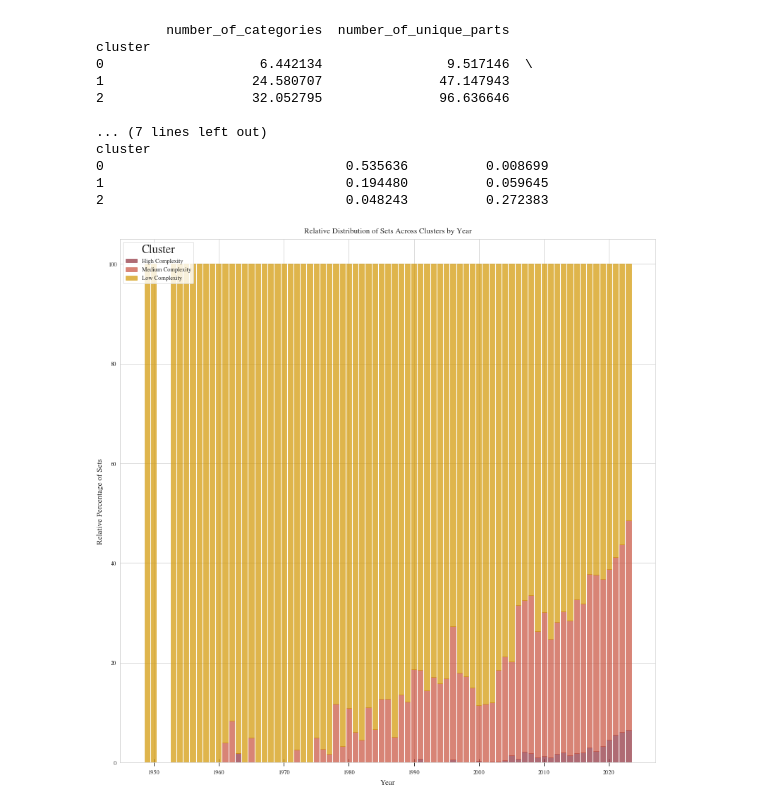
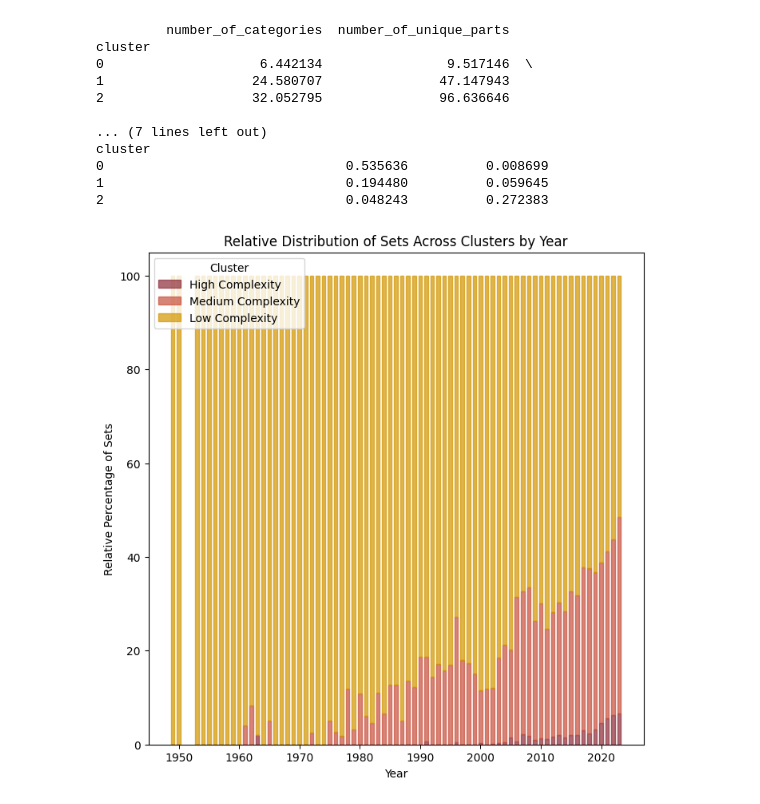
Before and after one commit to eddiebeach99/Data_Literacy, a Jupyter notebook: Analysis/clustering.ipynb, the cells around one changed output. Cells and saved outputs as stored; diff of their text form; code cells hidden in the pictures.

```diff
--- a/Analysis/clustering.ipynb
+++ b/Analysis/clustering.ipynb
@@ -14,13 +14,16 @@ data = pd.read_csv('../Prepared_Data/data.csv')
 ##### Set the Plot Sheme #####
 import tueplots
 from tueplots import bundles
+from tueplots import figsizes, fontsizes
 
 # this provides the color palette of Uni Tuebingen
 from tueplots.constants.color import rgb
 # e.g. as rgb.tue_blue, rgb.tue_red, etc.
 
 # set plotting stylesheet
-plt.rcParams.update(bundles.icml2022(column='full', nrows=1, ncols=2, usetex=False))
+#plt.rcParams.update(bundles.icml2022(column='full', nrows=1, ncols=2, usetex=False))
+
+plt.style.use('default')
 # %%
 ##### Cluster data #####
 
@@ -148,7 +151,7 @@ cluster_year_counts['relative_percentage'] = (
 pivot_df = cluster_year_counts.pivot(index='year', columns='cluster', values='relative_percentage').fillna(0)
 
 # create the figure and axes
-fig, ax = plt.subplots(figsize=(8, 8))
+fig, ax = plt.subplots(figsize=(8,8))
 
 # plot the stacked bar plot using ax.bar
 years = pivot_df.index
@@ -156,32 +159,32 @@ clusters_plot = pivot_df.columns
 bottom_values = pd.Series(0, index=years)
 colors = [rgb.tue_red, rgb.tue_ocre, rgb.tue_orange]
 
 cluster_labels = {
     0: 'Low Complexity',
     1: 'Medium Complexity',
     2: 'High Complexity'}
 
 # reverse the order of clusters
 for cluster, color in zip(reversed(clusters_plot), colors):
     ax.bar(
         years,
         pivot_df[cluster],
         bottom=bottom_values,
         label=cluster_labels[cluster],
         alpha=0.7,
         color=color,
         edgecolor=color,
-        width=0.783
+        width=0.6
     )
     bottom_values += pivot_df[cluster]
 
 ax.set_title('Relative Distribution of Sets Across Clusters by Year')
 ax.set_xlabel('Year')
 ax.set_ylabel('Relative Percentage of Sets')
 plt.tick_params(axis='x', which='major', bottom=True, width=0.7)
 #ax.set_xlim(1948, 2024)
 ax.legend(title='Cluster')
 plt.savefig('../Images/Clusters.pdf')
 plt.show()
 # %% [output]
-[figure, old version]
+[figure, new version]
```
Also changed, not shown: parts of 1 cell of this notebook, 8 other files.
